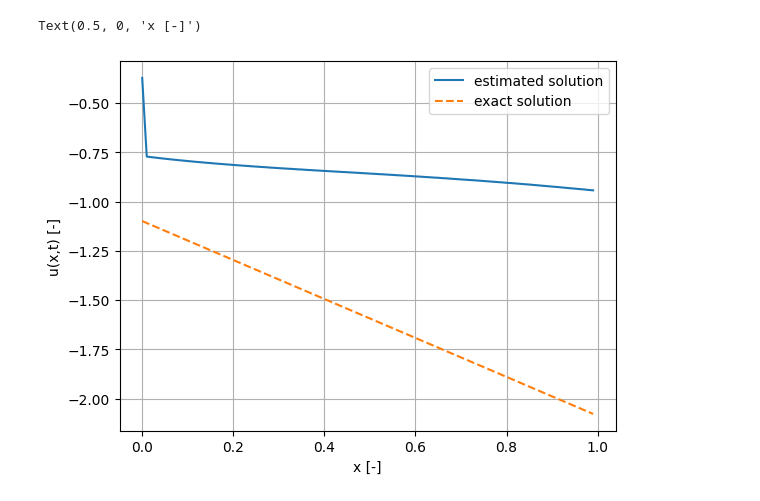
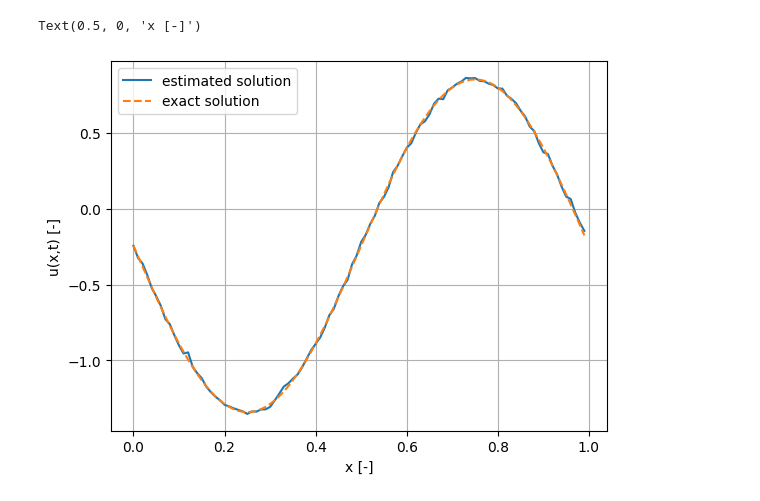
Before and after one commit to Adrianominora/Prevision, a Jupyter notebook: scripts/NN_Fourier.ipynb, the cells around one changed output. Drawn from its saved outputs; the diff is of its cells as text; code cells hidden in the pictures.

```diff
--- a/scripts/NN_Fourier.ipynb
+++ b/scripts/NN_Fourier.ipynb
@@ -44,11 +44,12 @@ def compile_and_fit(model, name, x_train, y_train, x_test, y_test, optimizer=Non
     return history
 # %%
 #Training data set
+folder = 'Function' # 'Function' or 'Burgers'
 
-input_train=np.load('../data/Burgers/input_train.npy')
-input_test=np.load('../data/Burgers/input_test.npy')
-output_train=np.load('../data/Burgers/output_train.npy')
-output_test=np.load('../data/Burgers/output_test.npy')
+input_train=np.load('../data/' + folder + '/input_train.npy')
+input_test=np.load('../data/' + folder + '/input_test.npy')
+output_train=np.load('../data/' + folder + '/output_train.npy')
+output_test=np.load('../data/' + folder + '/output_test.npy')
 
 INPUTDIM = (input_train.shape[1],)
 OUTPUTDIM = (output_train.shape[1],)
@@ -202,3 +355,3 @@ plt.show()
 # %%
-rec_output = model.predict(input_train)
+rec_output = model.predict(input_test)
 # %% [output]
@@ -206,18 +359,18 @@ rec_output = model.predict(input_train)
 # %%
-index = 126
+index = 1000
 dx = 0.01
 xx=np.arange(0,1,dx)
 
 plt.figure()
 plt.grid(True)
 plt.plot(xx,rec_output[index,:], label='estimated solution')
 plt.plot(xx,output_test[index,:], label='exact solution', linestyle='--')
 plt.legend()
 plt.ylabel('u(x,t) [-]')
 plt.xlabel('x [-]')
 # %% [output]
 Text(0.5, 0, 'x [-]')
-[figure, old version]
+[figure, new version]
 # %%
 save_NN = False
 # save_NN = True
```
Also changed, not shown: parts of 8 cells of this notebook.
